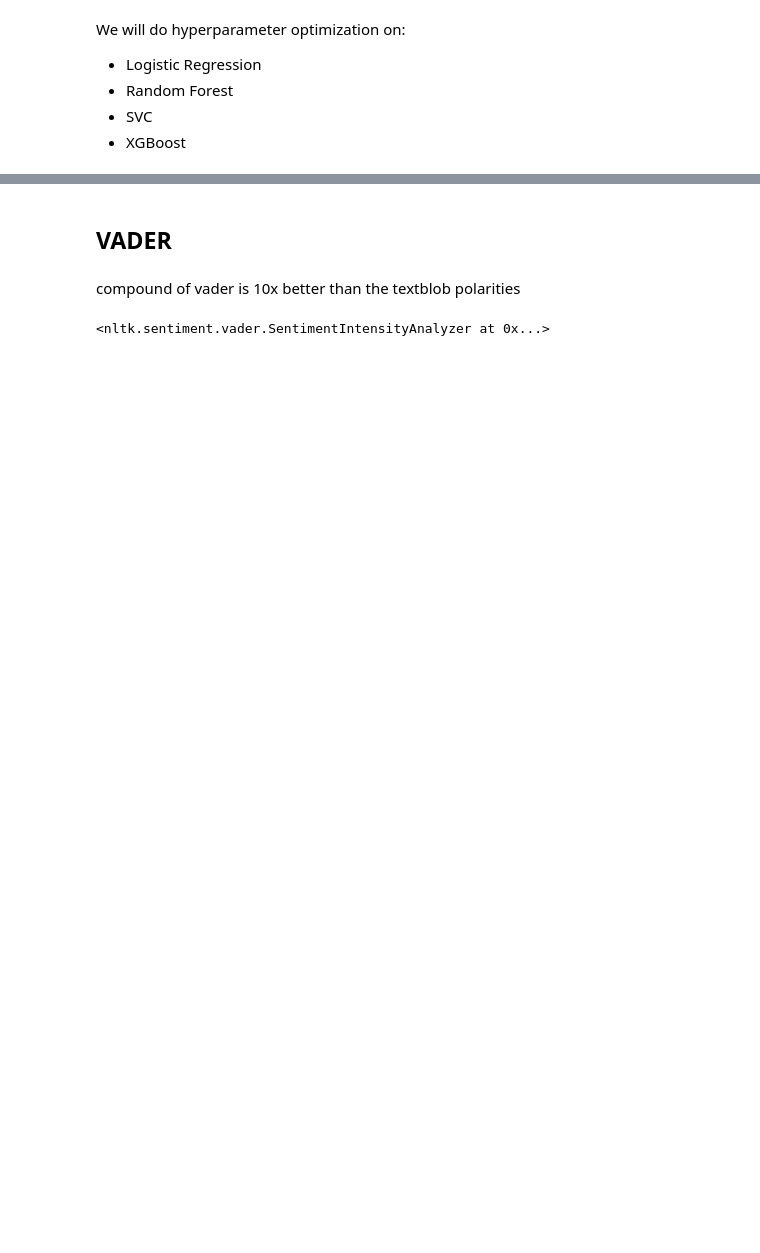
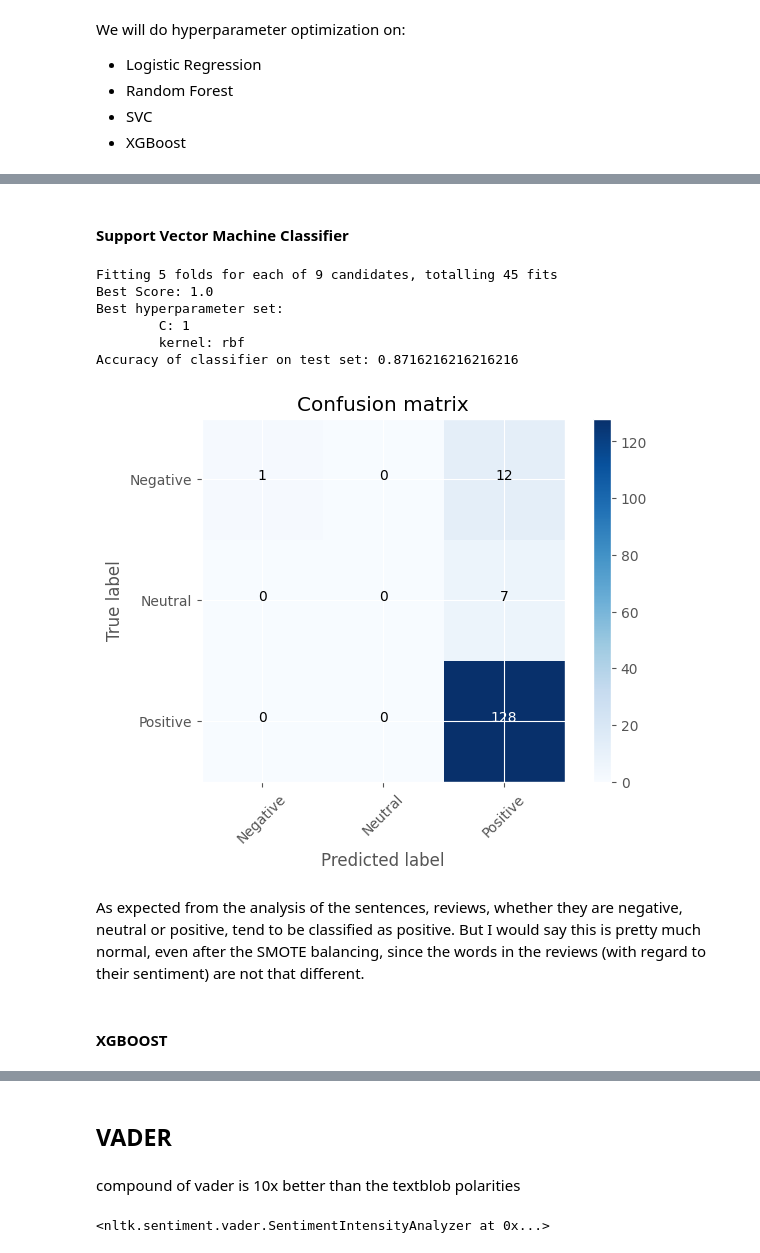
Before and after one commit to DavidAlexanderMoe/Sentiment-Analysis-and-Web-Scraping, a Jupyter notebook: Scripts/Analysis/4. Model Selection and Evaluation.ipynb, the cells around one changed output, grey strips where cells are left out. Drawn from its saved outputs; the diff is of its cells as text; code cells hidden in the pictures; blank space fills up the shorter version.

```diff
--- a/Scripts/Analysis/4. Model Selection and Evaluation.ipynb
+++ b/Scripts/Analysis/4. Model Selection and Evaluation.ipynb
@@ -199,0 +241,2 @@ KeyboardInterrupt:
+# %% [markdown]
+#### Support Vector Machine Classifier
@@ -199,0 +245,20 @@ KeyboardInterrupt:
+# %%
+# define the hyperparameter space
+param_grid = {
+    'C': [0.1, 1, 10],
+    'kernel': ['linear', 'rbf', 'sigmoid']
+}
+# %%
+svc, best_param = hypertuning(classifier = SV, param_grid = param_grid)
+# %% [output]
+Fitting 5 folds for each of 9 candidates, totalling 45 fits
+Best Score: 1.0
+Best hyperparameter set:
+        C: 1
+        kernel: rbf
+Accuracy of classifier on test set: 0.8716216216216216
+[figure, added]
+# %% [markdown]
+As expected from the analysis of the sentences, reviews, whether they are negative, neutral or positive, tend to be classified as positive. But I would say this is pretty much normal, even after the SMOTE balancing, since the words in the reviews (with regard to their sentiment) are not that different.
+# %% [markdown]
+#### XGBOOST
```
Also changed, not shown: parts of 31 cells of this notebook.
